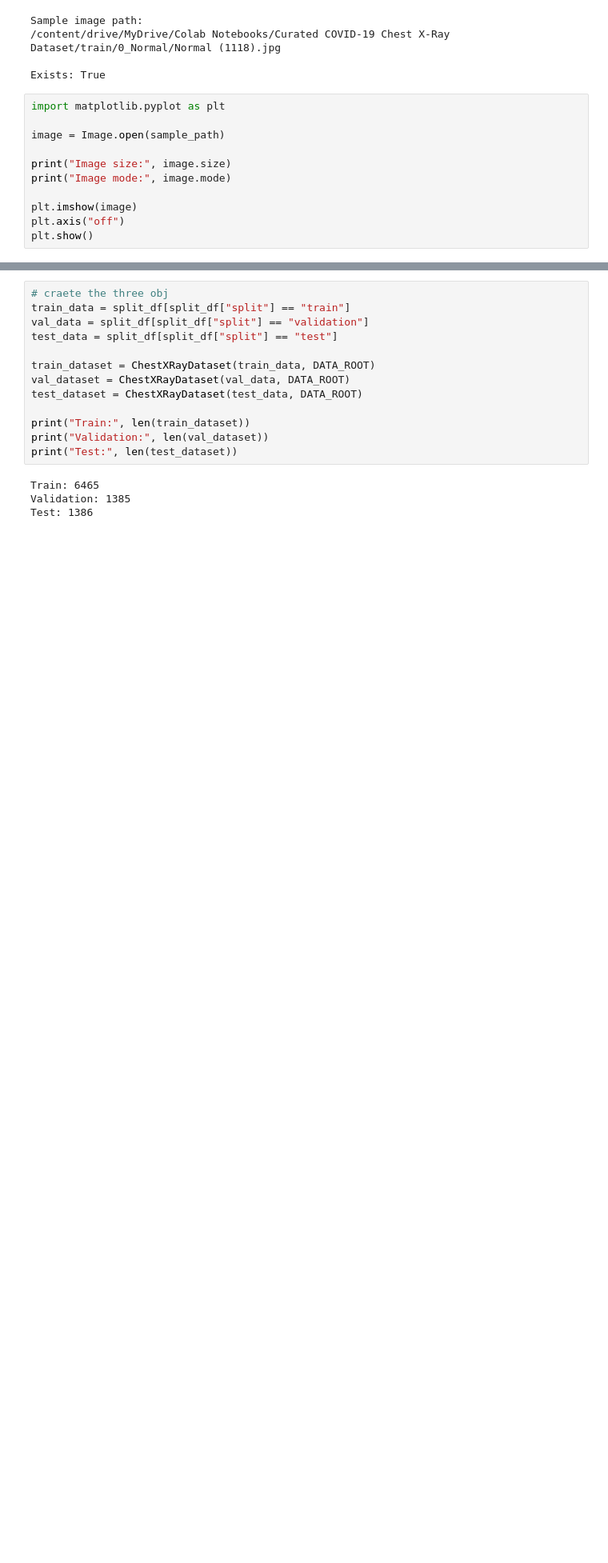
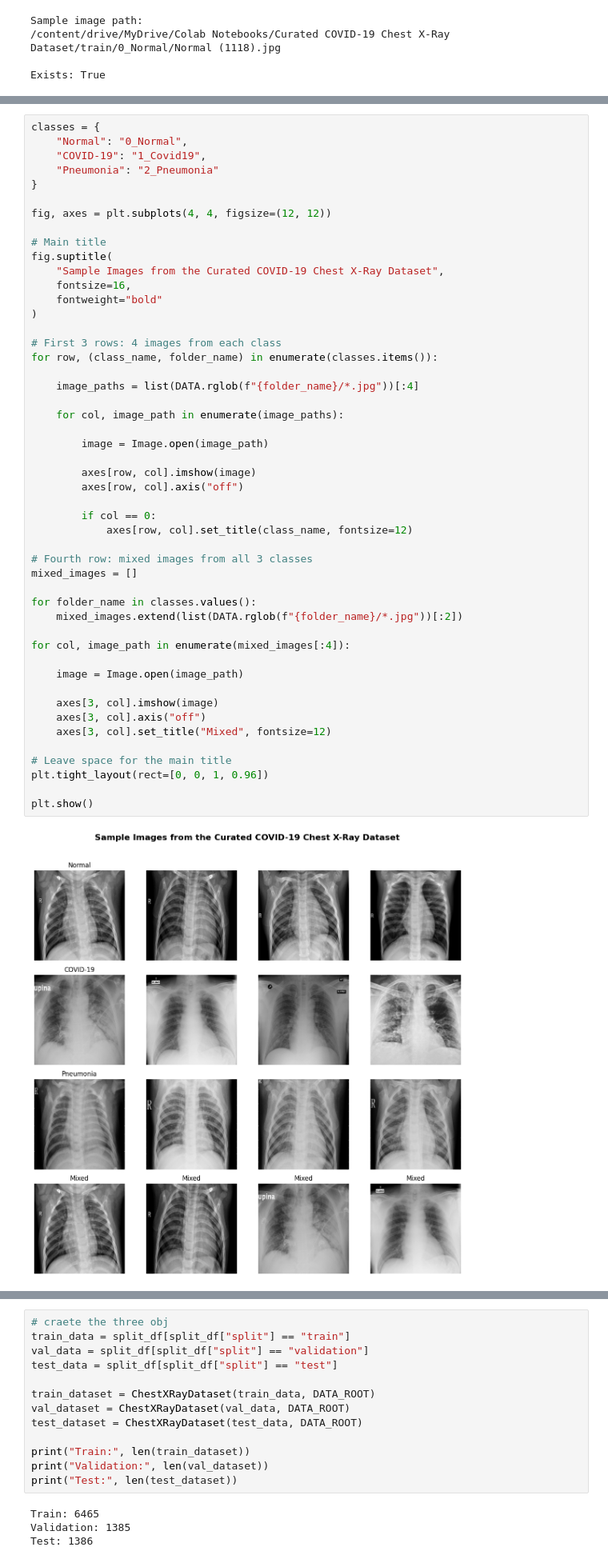
Before and after one commit to Jamiul-kawsar/covid_chest_x-ray_curated_dataset, a Jupyter notebook: notebooks/COVID_Chest_X_Ray_Research_Project_Curated_Dataset.ipynb, the cells around one changed output, grey strips where cells are left out. Shown at 80% size. Drawn from its saved outputs; the diff is of its cells as text; blank space fills up the shorter version.

```diff
--- a/notebooks/COVID_Chest_X_Ray_Research_Project_Curated_Dataset.ipynb
+++ b/notebooks/COVID_Chest_X_Ray_Research_Project_Curated_Dataset.ipynb
@@ -430,14 +436,3 @@ Sample image path:
 /content/drive/MyDrive/Colab Notebooks/Curated COVID-19 Chest X-Ray Dataset/train/0_Normal/Normal (1118).jpg
 
 Exists: True
-# %%
-import matplotlib.pyplot as plt
-
-image = Image.open(sample_path)
-
-print("Image size:", image.size)
-print("Image mode:", image.mode)
-
-plt.imshow(image)
-plt.axis("off")
-plt.show()
@@ -447,0 +439,51 @@ Image mode: RGB
+# %%
+classes = {
+    "Normal": "0_Normal",
+    "COVID-19": "1_Covid19",
+    "Pneumonia": "2_Pneumonia"
+}
+
+fig, axes = plt.subplots(4, 4, figsize=(12, 12))
+
+# Main title
+fig.suptitle(
+    "Sample Images from the Curated COVID-19 Chest X-Ray Dataset",
+    fontsize=16,
+    fontweight="bold"
+)
+
+# First 3 rows: 4 images from each class
+for row, (class_name, folder_name) in enumerate(classes.items()):
+
+    image_paths = list(DATA.rglob(f"{folder_name}/*.jpg"))[:4]
+
+    for col, image_path in enumerate(image_paths):
+
+        image = Image.open(image_path)
+
+        axes[row, col].imshow(image)
+        axes[row, col].axis("off")
+
+        if col == 0:
+            axes[row, col].set_title(class_name, fontsize=12)
+
+# Fourth row: mixed images from all 3 classes
+mixed_images = []
+
+for folder_name in classes.values():
+    mixed_images.extend(list(DATA.rglob(f"{folder_name}/*.jpg"))[:2])
+
+for col, image_path in enumerate(mixed_images[:4]):
+
+    image = Image.open(image_path)
+
+    axes[3, col].imshow(image)
+    axes[3, col].axis("off")
+    axes[3, col].set_title("Mixed", fontsize=12)
+
+# Leave space for the main title
+plt.tight_layout(rect=[0, 0, 1, 0.96])
+
+plt.show()
+# %% [output]
+[figure, added]
```
Also changed, not shown: parts of 20 cells of this notebook.
